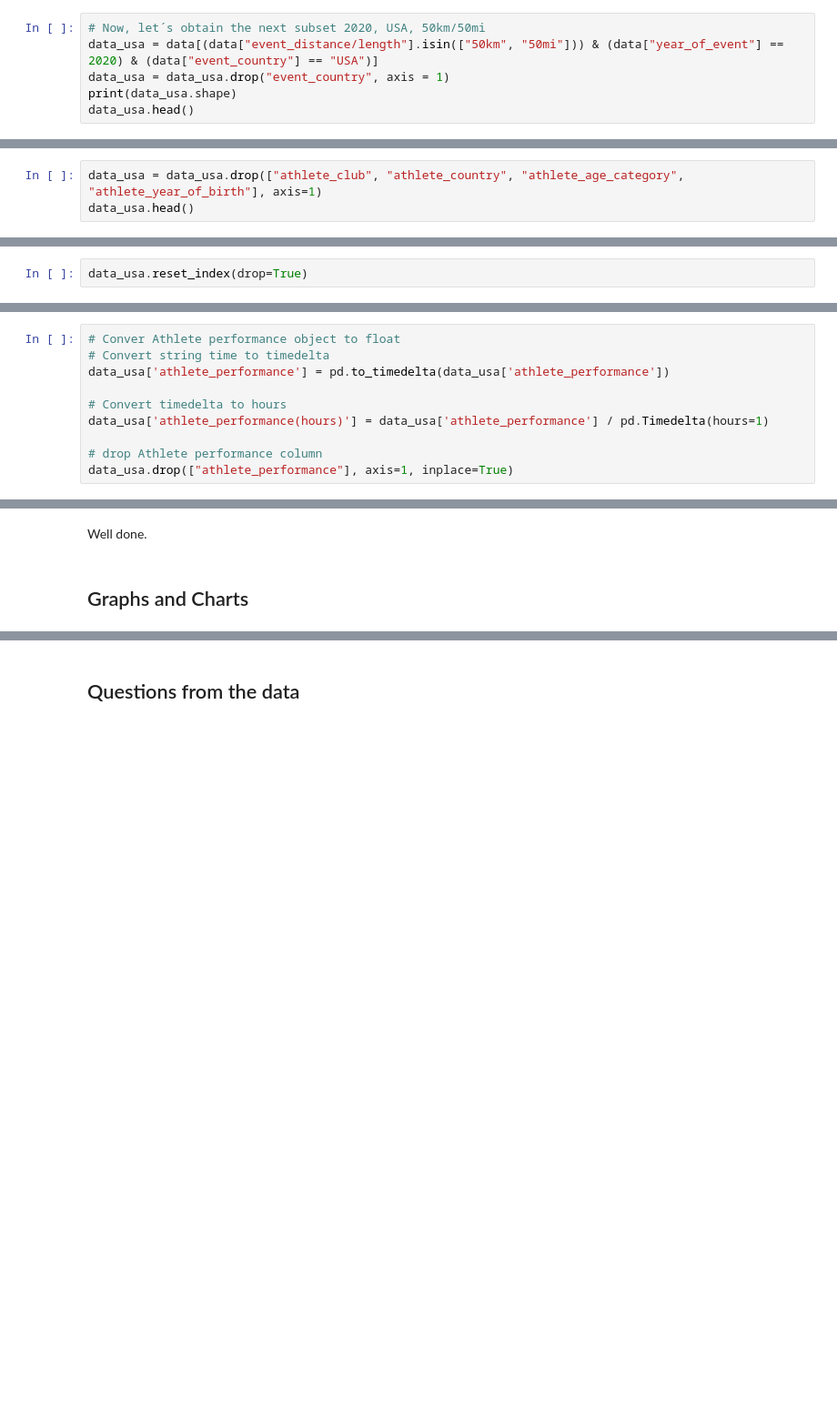
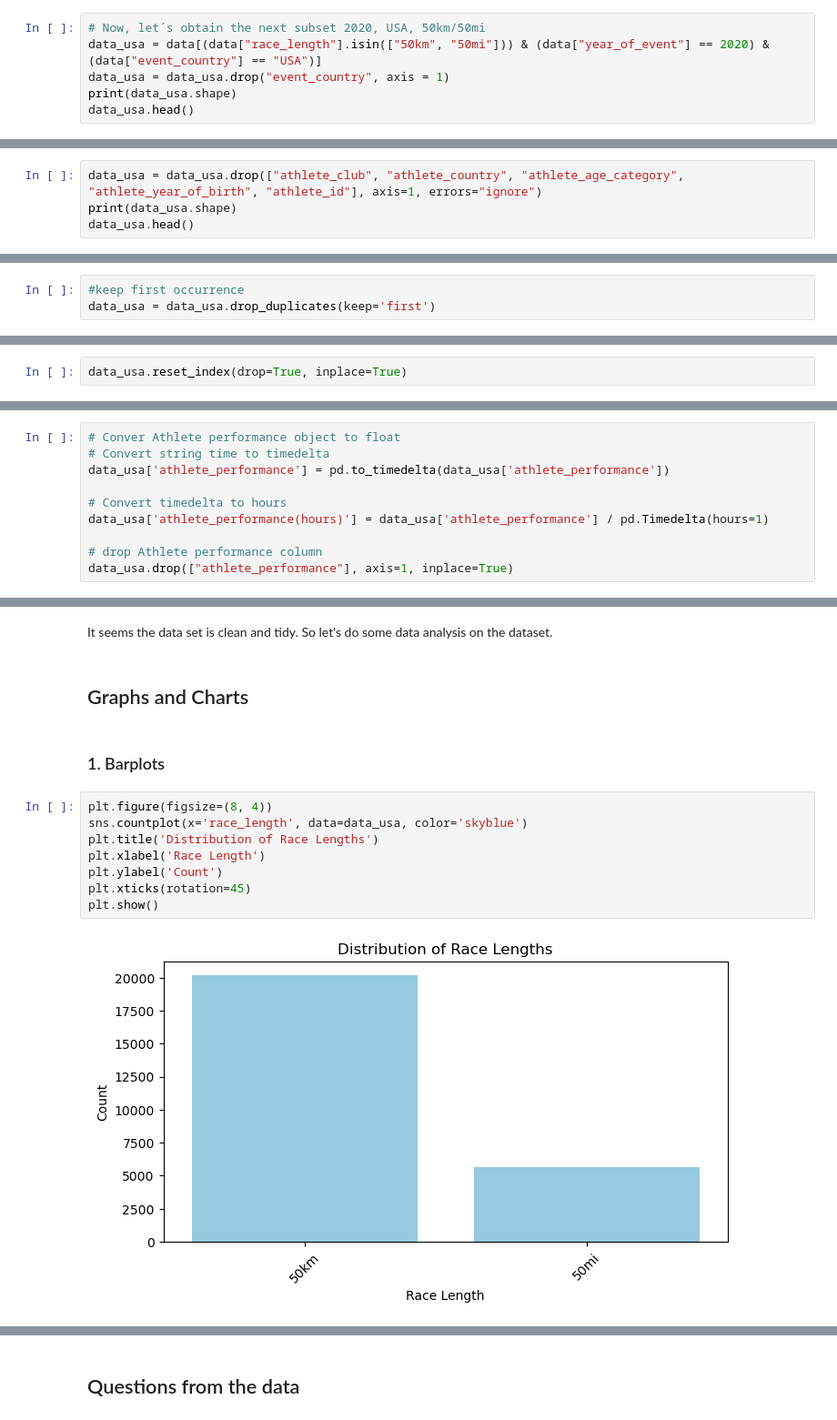
Before and after one commit to mstoychev/Data-Science-Projects, a Jupyter notebook: 0. Data Analyst Portfolio/1. Exploratory Data Analysis With Python Pandas/EDA_ultra_marathon.ipynb, the cells around one changed output, grey strips where cells are left out. Shown at 91% size. Drawn from its saved outputs; the diff is of its cells as text; blank space fills up the shorter version.

```diff
--- a/0. Data Analyst Portfolio/1. Exploratory Data Analysis With Python Pandas/EDA_ultra_marathon.ipynb
+++ b/0. Data Analyst Portfolio/1. Exploratory Data Analysis With Python Pandas/EDA_ultra_marathon.ipynb
@@ -61,7 +187,7 @@ data.head()
 It does not seem to work properly. But to get the subset of the event in the USA, I think it could be useful.
 # %%
 # Now, let´s obtain the next subset 2020, USA, 50km/50mi
-data_usa = data[(data["event_distance/length"].isin(["50km", "50mi"])) & (data["year_of_event"] == 2020) & (data["event_country"] == "USA")]
+data_usa = data[(data["race_length"].isin(["50km", "50mi"])) & (data["year_of_event"] == 2020) & (data["event_country"] == "USA")]
 data_usa = data_usa.drop("event_country", axis = 1)
 print(data_usa.shape)
 data_usa.head()
@@ -90,4 +247,5 @@ I consider the following columns relatively useless.
 That is why I will proceed to eliminate them.
 # %%
-data_usa = data_usa.drop(["athlete_club", "athlete_country", "athlete_age_category", "athlete_year_of_birth"], axis=1)
+data_usa = data_usa.drop(["athlete_club", "athlete_country", "athlete_age_category", "athlete_year_of_birth", "athlete_id"], axis=1, errors="ignore")
+print(data_usa.shape)
 data_usa.head()
@@ -109,10 +311,13 @@ There is no duplicates in the dataset. So let´s reset the index.
+# %%
+#keep first occurrence
+data_usa = data_usa.drop_duplicates(keep='first')
 # %% [markdown]
 ## Reset index
 Because I selected a subset and then deleted rows, the index does not have a correct order.
 
 Therefore, I am going to fix it.
 # %%
-data_usa.reset_index(drop=True)
+data_usa.reset_index(drop=True, inplace=True)
 # %% [markdown]
 ## Fix types
 # %%
@@ -138,4 +365,16 @@ data_usa.dtypes
 # %% [markdown]
-Well done.
+It seems the data set is clean and tidy. So let's do some data analysis on the dataset.
 # %% [markdown]
 ## Graphs and Charts
+# %% [markdown]
+### 1. Barplots
+# %%
+plt.figure(figsize=(8, 4))
+sns.countplot(x='race_length', data=data_usa, color='skyblue')
+plt.title('Distribution of Race Lengths')
+plt.xlabel('Race Length')
+plt.ylabel('Count')
+plt.xticks(rotation=45)
+plt.show()
+# %% [output]
+[figure, added]
```
Also changed, not shown: parts of 54 cells of this notebook.
